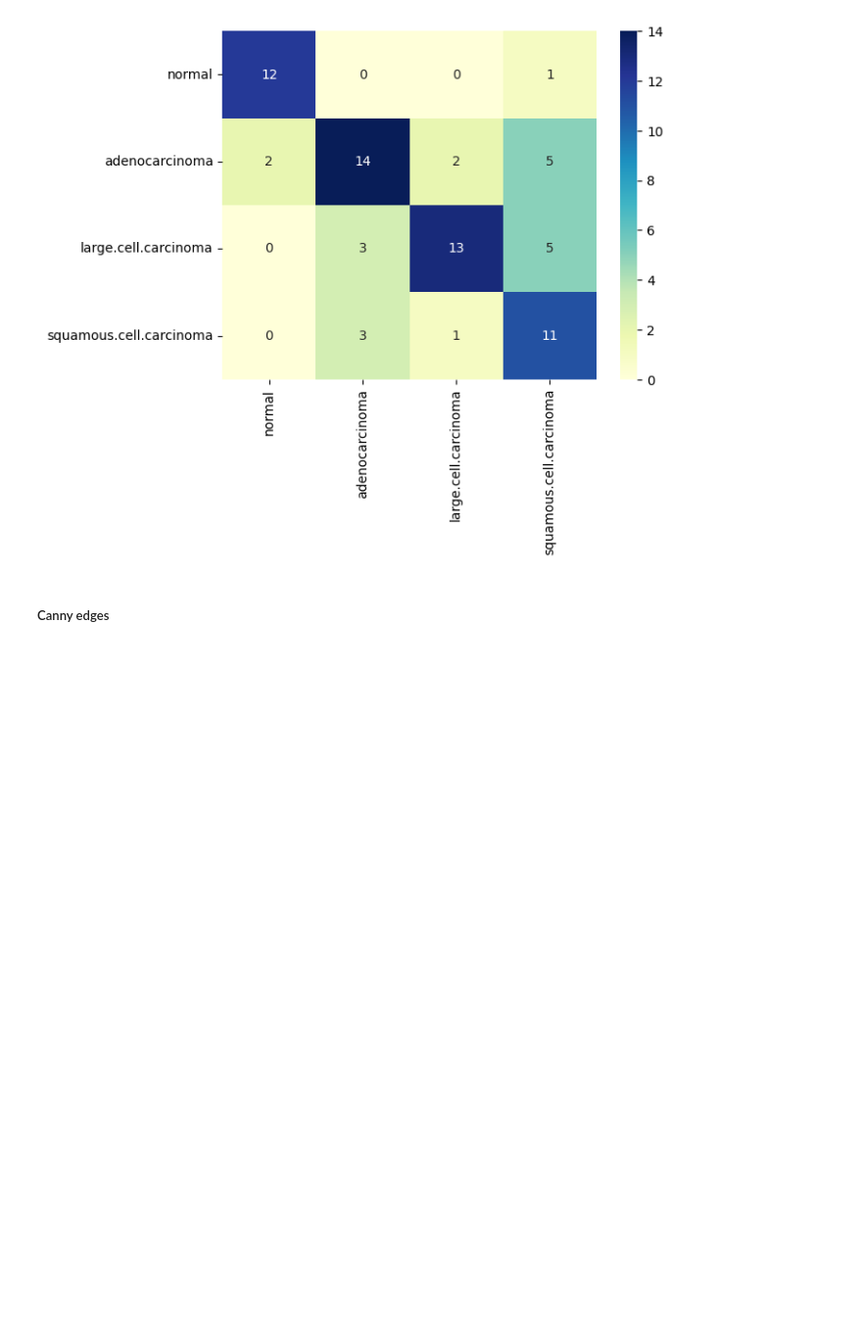
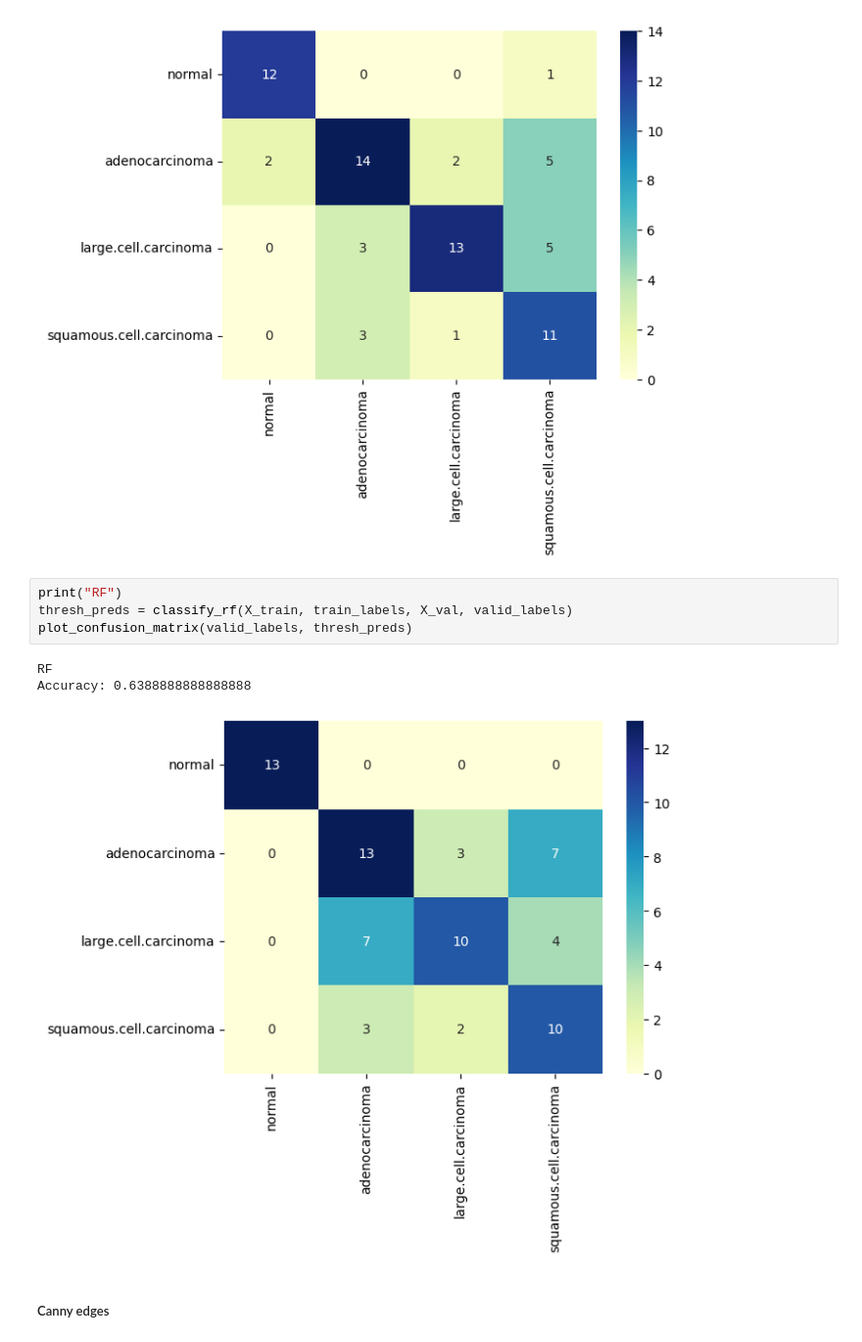
Before and after one commit to zacharyzimm/mids-281-final-project, a Jupyter notebook: Experiments.ipynb, the cells around one changed output. Shown at 98% size. Drawn from its saved outputs; the diff is of its cells as text; blank space fills up the shorter version.

```diff
--- a/Experiments.ipynb
+++ b/Experiments.ipynb
@@ -127,6 +135,14 @@ plot_confusion_matrix(valid_labels, thresh_preds)
 SVM
 Accuracy: 0.6944444444444444
 [figure]
+# %%
+print("RF")
+thresh_preds = classify_rf(X_train, train_labels, X_val, valid_labels)
+plot_confusion_matrix(valid_labels, thresh_preds)
+# %% [output]
+RF
+Accuracy: 0.6388888888888888
+[figure, added]
 # %% [markdown]
 ##### Canny edges
 # %%
```
Also changed, not shown: parts of 10 cells of this notebook, 2 other files.
